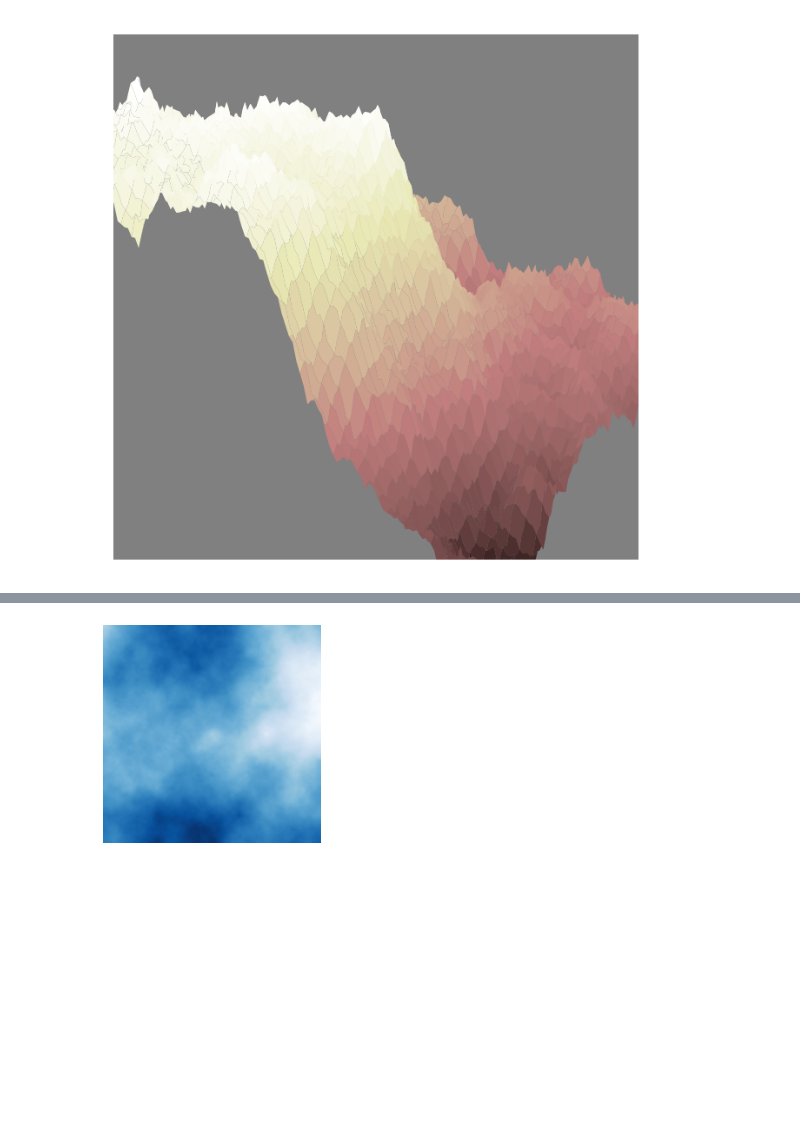
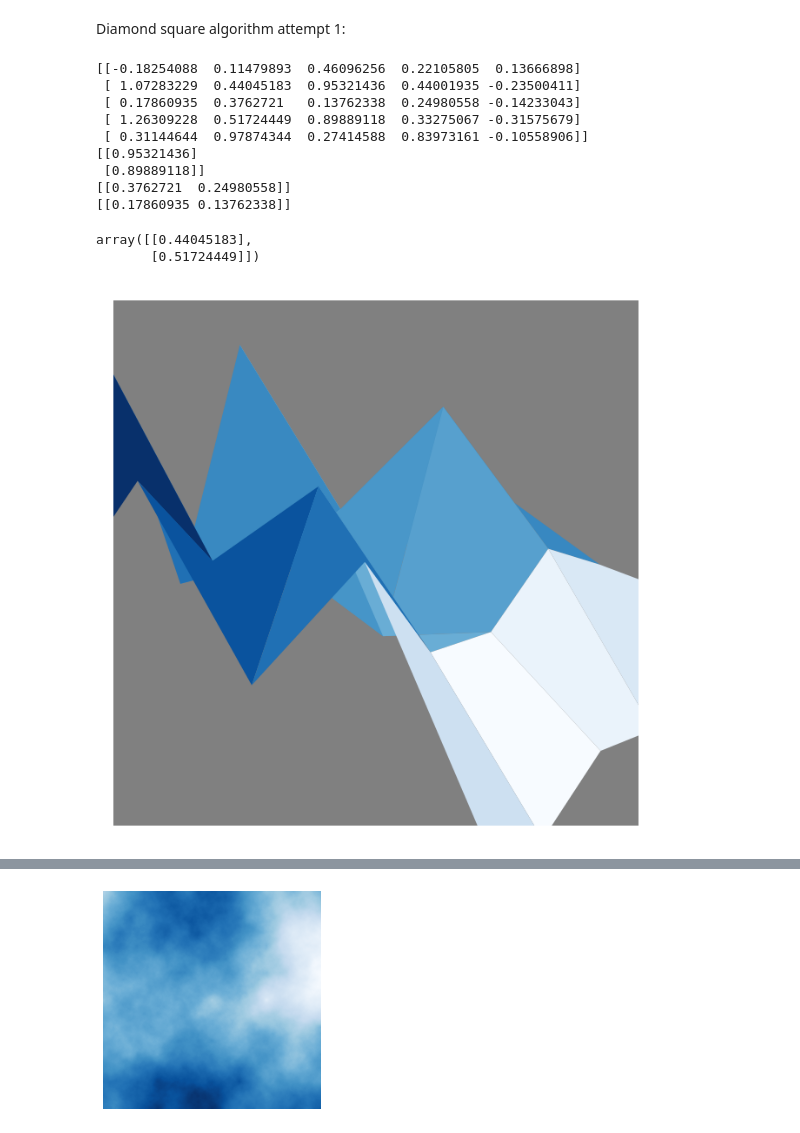
Before and after one commit to ReiYamahara/Miscellaneous-Pet-Projects, a Jupyter notebook: Fractal Landscapes/src/test_1.ipynb, the cells around one changed output, grey strips where cells are left out. Saved outputs shown, nothing was run; the diff lists cells and outputs as text; code cells hidden in the pictures; blank space fills up the shorter version.

```diff
--- a/Fractal Landscapes/src/test_1.ipynb
+++ b/Fractal Landscapes/src/test_1.ipynb
@@ -1,3 +1,5 @@
+# %% [markdown]
+Diamond square algorithm attempt 1:
 # %%
 import random
 import numpy as np
@@ -6,7 +8,8 @@ import matplotlib.pyplot as plt
 # the dimensions of z have to be (2^n + 1, 2^n + 1)
 # n = the number of iterations we will have to do for the
 
-iterations = 7
+np.random.seed(0)
+iterations = 2
 pixels = 2 ** iterations + 1
 z = np.zeros((pixels, pixels))
 
@@ -27,37 +30,102 @@ z[pixels - 1][pixels - 1] = rand(0)
 for iter in range(iterations):
     step = 2 ** (iterations - iter - 1)
     # diamond step
+
+    '''
+    # this is the iterative method using a for loop
     for i in range(0, pixels - 1, step * 2):
         for j in range(0, pixels - 1, step * 2):
 
             z[i + step][j + step] = (z[i][j] + z[i + step*2][j] + z[i][j + step*2] + z[i + step*2][j + step*2])/4 + rand(iter)
-
+    '''
+    # vectorising the steps
+    z00 = z[:pixels - step * 2:step * 2, :pixels - step * 2:step * 2]
+    z10 = z[:pixels - step * 2:step * 2, step * 2::step * 2]
+    z01 = z[step * 2::step * 2, :pixels - step * 2:step * 2]
+    z11 = z[step * 2::step * 2, step * 2::step * 2]
+    z[step::step * 2, step::step * 2] = (z00 + z10 + z01 + z11)/4 + k * np.random.uniform(-1, 1)
+    '''
     # square step
     for i in range(pixels):
         for j in range(pixels):
             # we need a better condition...
             # if i % step == 0 and j % step == 0
             if z[i][j] == 0 and i % step == 0 and j % step == 0:
                 # at the edges, there are only three neighbouring points
                 if i == 0:
                     z[i][j] = (z[i][j - step] + z[i][j + step] + z[i + step][j])/3 + rand(iter)
                 elif i == pixels - 1:
                     z[i][j] = (z[i][j - step] + z[i][j + step] + z[i - step][j])/3 + rand(iter)
                 elif j == 0:
                     z[i][j] = (z[i][j + step] + z[i - step][j] + z[i + step][j])/3 + rand(iter)
                 elif j == pixels - 1:
                     z[i][j] = (z[i][j - step] + z[i - step][j] + z[i + step][j])/3 + rand(iter)
                 else:
                     z[i][j] = (z[i][j - step] + z[i][j + step] + z[i - step][j] + z[i + step][j])/4 + rand(iter)
+   '''
+
+    # tackling the edges: each starting variable represents one edge
+    z_row_edge0 = z[0, step::step * 2]
+    z_row_edge1 = z[-1, step::step * 2]
+    z_column_edge0 = z[step::step * 2, 0]
+    z_column_edge1 = z[step::step * 2, -1]
+
+    z[0, step::step * 2] = (z[0, :- step * 2:step * 2] + z[0, step * 2::step * 2] + z[step, step::step * 2])/3 + np.random.uniform(-1, 1)
+    z[-1, step::step * 2] = (z[-1, :- step * 2:step * 2] + z[-1, step * 2::step * 2] + z[-step, step::step * 2])/3 + np.random.uniform(-1, 1)
+    z[step::step * 2, 0] = (z[:-step * 2: step * 2, 0] + z[step * 2:: step * 2, 0] + z[step::step * 2, step])/3 + np.random.uniform(-1, 1)
+    z[step::step * 2, -1] = (z[:-step * 2: step * 2, -1] + z[step * 2:: step * 2, -1] + z[step::step * 2, -step])/3 + np.random.uniform(-1, 1)
+
+
+    # tackling the non-edges:
+    # z0 is the odd row values that needs to be filled that is not the edge
+    # z1 is the odd column values that needs to be filled that is not on the edge
+    if iter != 0:
+        z_row = z[step::step * 2, ::step * 2][:,1:-1]
+        z_column = z[::step * 2, step::step * 2][1:-1]
+
+        # the 4 points surrounding the odd row values that is not the edge
+        pr0 = z[:-step * 2: step * 2, step * 2:-step * 2:step * 2]
+        pr1 = z[step * 2:: step * 2, step * 2:-step * 2:step * 2]
+        pr2 = z[step::step * 2, step::step * 2][:, 0].reshape(2 ** iter, 1)
+        pr3 = z[step::step * 2, step::step * 2][:, 1].reshape(2 ** iter, 1)
+
+        z[step::step * 2, ::step * 2][:,1:-1] = (pr0 + pr1 + pr2 + pr3)/4 + np.random.uniform(-1, 1)
+
+
+        # the 4 points surrounding the odd column values that is not the edge
+        pz0 = z[step::step * 2, step::step * 2][0]
+        pz1 = z[step::step * 2, step::step * 2][1]
+        pz2 = z[step * 2:-step * 2:step * 2, : -step * 2:step * 2]
+        pz3 = z[step * 2:-step * 2:step * 2, step * 2::step * 2]
+
+        z[::step * 2, step::step * 2][1:-1] = (pz0 + pz1 + pz2 + pz3)/4 + np.random.uniform(-1, 1)
+
 
 x, y = np.mgrid[0:pixels, 0:pixels]
 
 fig = plt.figure(dpi = 200)
 ax = plt.axes(projection = '3d')
 ax.set_facecolor('grey')
 ax.axis('off')
 ax.view_init(20, 30)
-ax.plot_surface(x, y, z, cmap = 'pink')
+ax.plot_surface(x, y, z, cmap = 'Blues')
 ax.dist = 6
+
+print(z)
+print(z[step::step * 2, ::step * 2][:,1:-1])
+print(z[::step * 2, step::step * 2][1:-1])
+print(z[step * 2:-step * 2:step * 2, : -step * 2:step * 2])
+z[step::step * 2, step: - step * 3:step * 2]
 # %% [output]
+[[-0.18254088  0.11479893  0.46096256  0.22105805  0.13666898]
+ [ 1.07283229  0.44045183  0.95321436  0.44001935 -0.23500411]
+ [ 0.17860935  0.3762721   0.13762338  0.24980558 -0.14233043]
+ [ 1.26309228  0.51724449  0.89889118  0.33275067 -0.31575679]
+ [ 0.31144644  0.97874344  0.27414588  0.83973161 -0.10558906]]
+[[0.95321436]
+ [0.89889118]]
+[[0.3762721  0.24980558]]
+[[0.17860935 0.13762338]]
+array([[0.44045183],
+       [0.51724449]])
-[figure, old version]
+[figure, new version]
```
Also changed, not shown: parts of 19 cells of this notebook, 3 other files.
